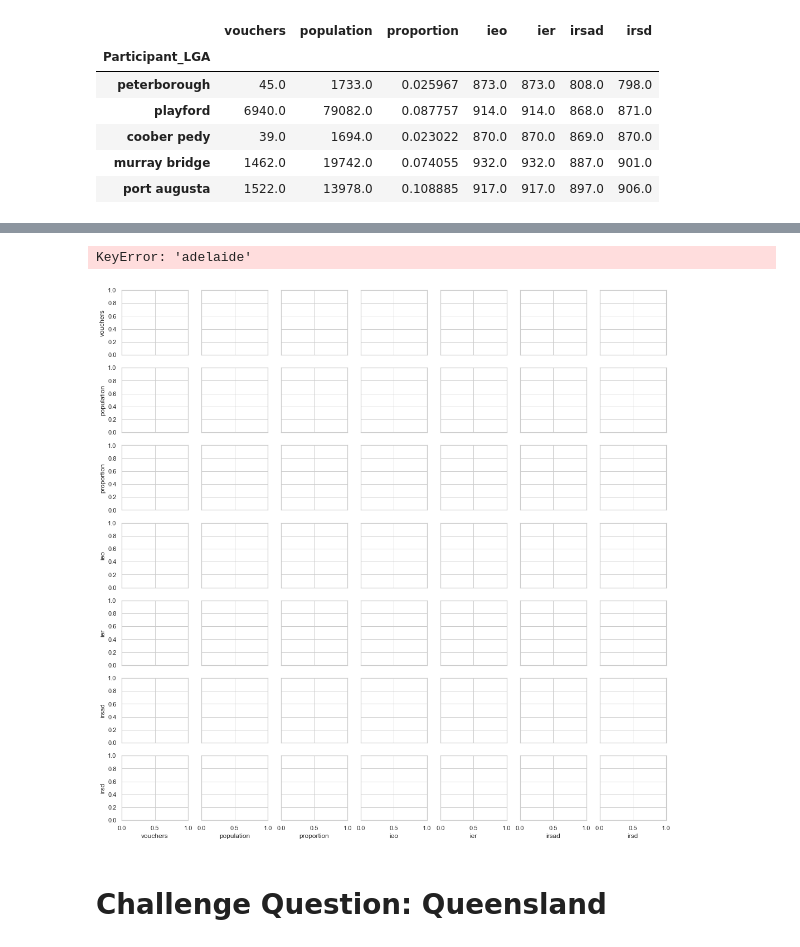
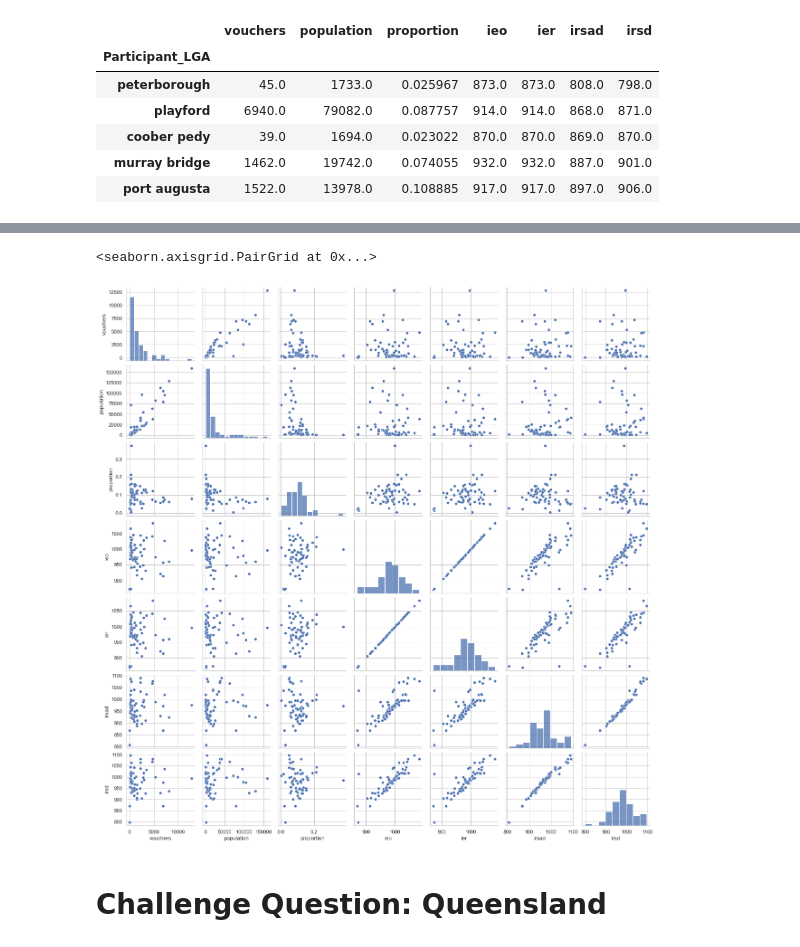
Before and after one commit to MQCOMP2200-S2-2021/Data-Science-Labs, a Jupyter notebook: Portfolio 2-Copy1.ipynb, the cells around one changed output, grey strips where cells are left out. Saved outputs shown, nothing was run; the diff lists cells and outputs as text; code cells hidden in the pictures.

Commit message:
pf2 work
q4, tried looking at the relation in a table and in a pairplot. Not sure on what im looking for.

```diff
--- a/Portfolio 2-Copy1.ipynb
+++ b/Portfolio 2-Copy1.ipynb
@@ -986,3 +1171,5 @@ LGA_scores['ieo']
+# %%
+totalClaimed_scores = totalClaimed
 # %%
 totalClaimed_scores['ieo'] = LGA_scores['ieo']
 totalClaimed_scores['ier'] = LGA_scores['ier']
@@ -1028,8 +1250,8 @@ totalClaimed_scores.loc[list(totalClaimed_scores['irsad'].nsmallest(5).index)]
 # %%
-sns.pairplot(totalClaimed_scores, 'adelaide')
+sns.pairplot(totalClaimed_scores)
 # %% [output]
-KeyError: 'adelaide'
+<seaborn.axisgrid.PairGrid at 0x...>
-[figure, old version]
+[figure, new version]
 # %% [markdown]
 # Challenge Question: Queensland
 # %% [markdown]
```
Also changed, not shown: parts of 43 cells of this notebook.
